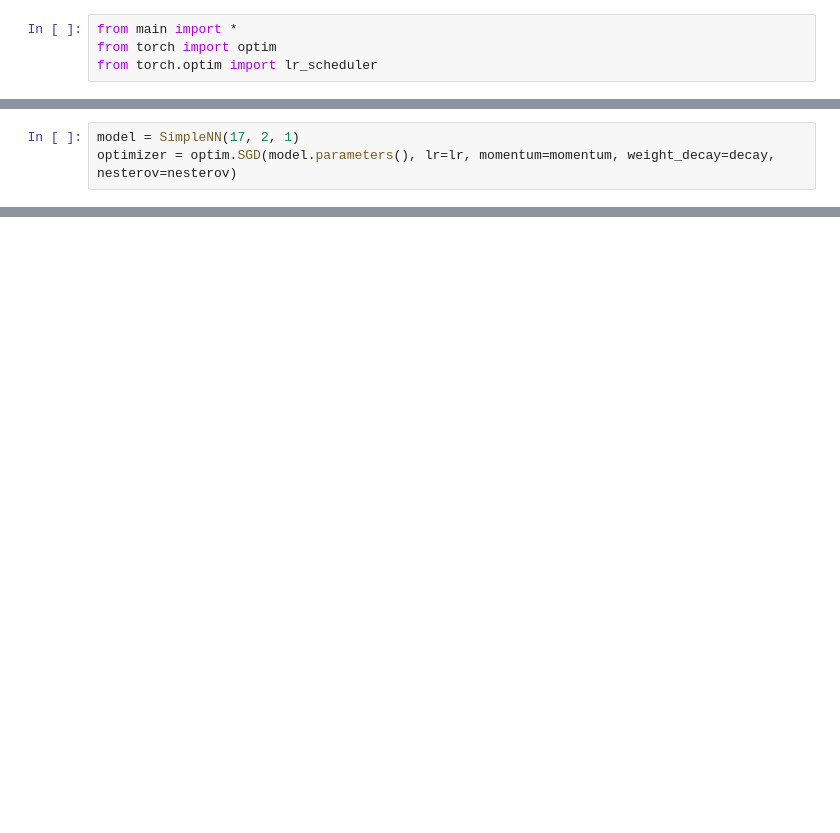
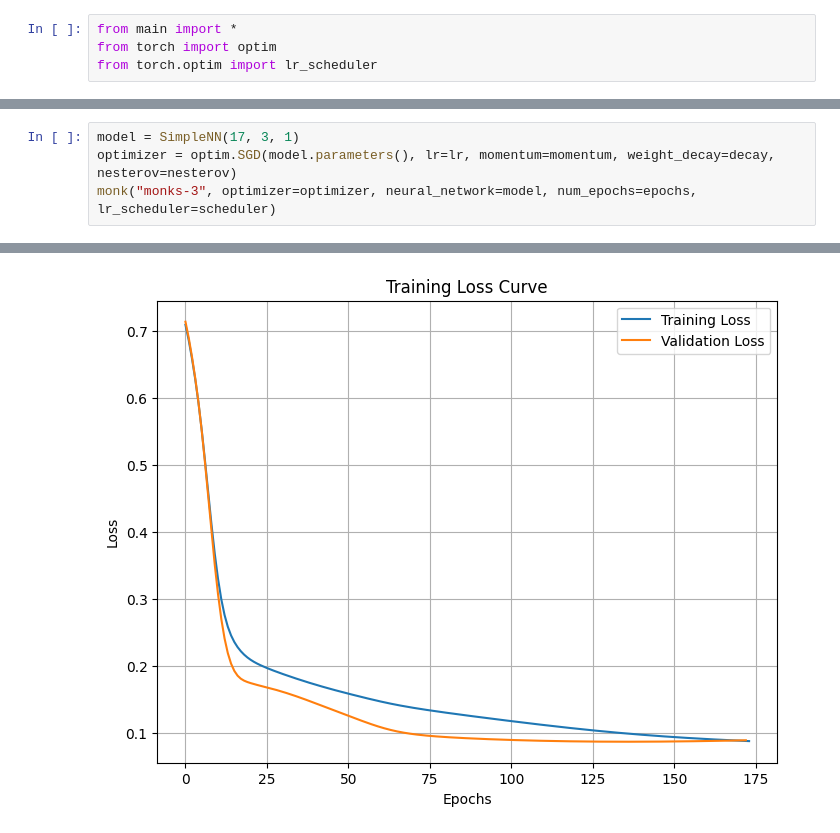
Before and after one commit to Alexthw46/ML, a Jupyter notebook: monks.ipynb, the cells around one changed output, grey strips where cells are left out. Saved outputs shown, nothing was run; the diff lists cells and outputs as text; blank space fills up the shorter version.

```diff
--- a/monks.ipynb
+++ b/monks.ipynb
@@ -30,3 +27,5 @@ Test Loss: 0.5129234790802002, Accuracy: 0.8310185185185185)
 # %%
-model = SimpleNN(17, 2, 1)
+model = SimpleNN(17, 3, 1)
 optimizer = optim.SGD(model.parameters(), lr=lr, momentum=momentum, weight_decay=decay, nesterov=nesterov)
+monk("monks-3", optimizer=optimizer, neural_network=model, num_epochs=epochs, lr_scheduler=scheduler)
+# %% [output]
@@ -32,0 +33 @@ optimizer = optim.SGD(model.parameters(), lr=lr, momentum=momentum, weight_decay
+[figure, added]
```
Also changed, not shown: parts of 8 cells of this notebook, 2 other files.
